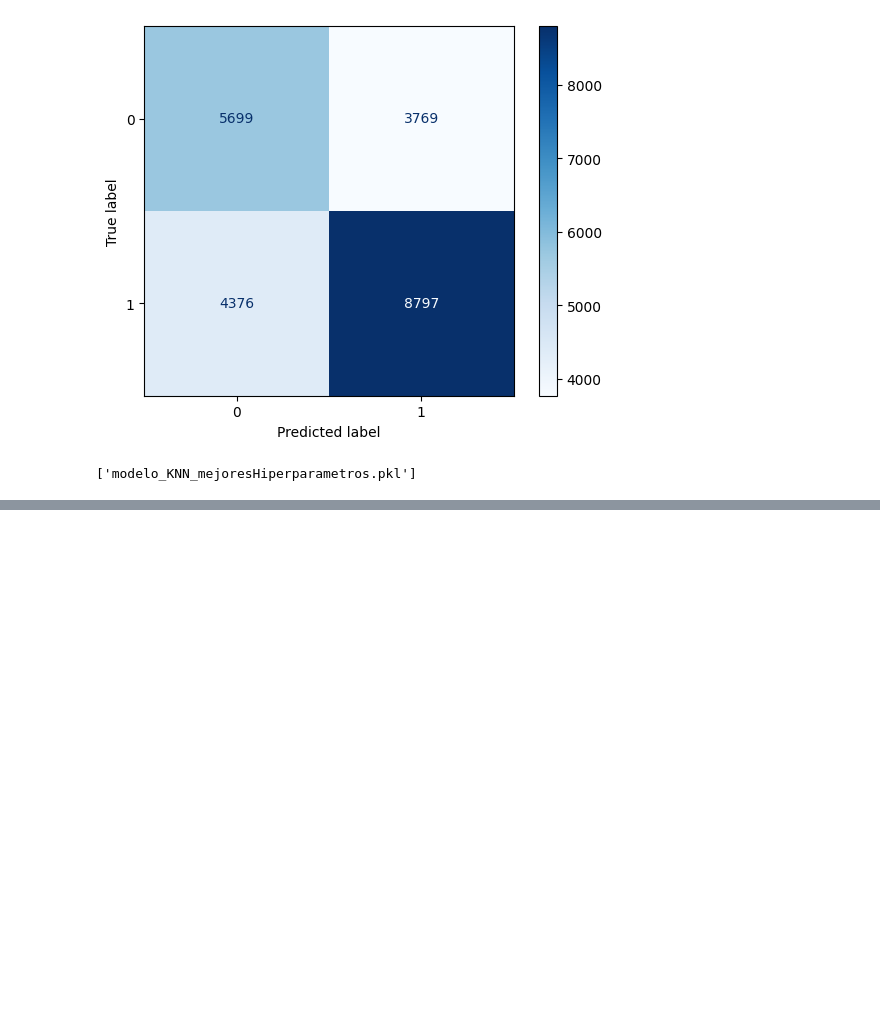
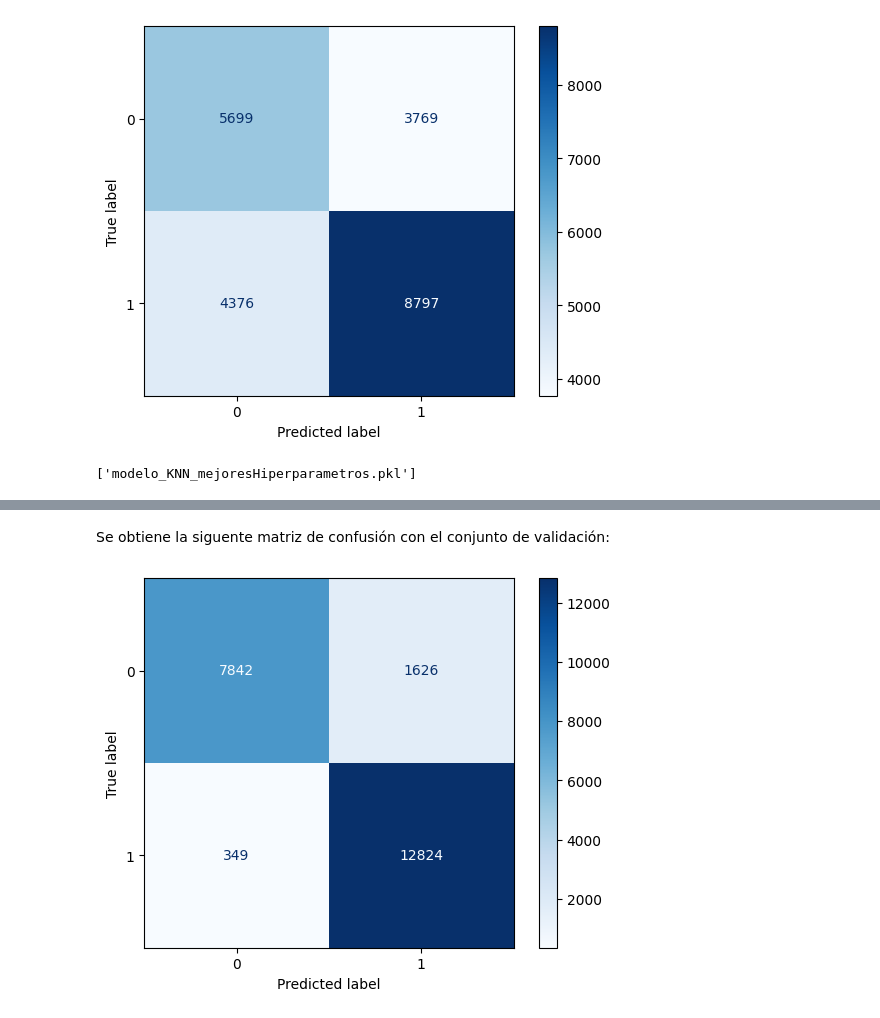
Before and after one commit to cflorido/Text-Analytics-Tool, a Jupyter notebook: NataliaCode.ipynb, the cells around one changed output, grey strips where cells are left out. Drawn from its saved outputs; the diff is of its cells as text; code cells hidden in the pictures; blank space fills up the shorter version.

```diff
--- a/NataliaCode.ipynb
+++ b/NataliaCode.ipynb
@@ -1390,0 +1487,29 @@ dump(knn_final, "modelo_KNN_mejoresHiperparametros.pkl")
+# %%
+gb_clf_final = mejor_modelo.best_estimator_
+
+y_pred_train = gb_clf_final.predict(X_smote)
+accuracy = accuracy_score(Y_smote, y_pred_train)
+precision = precision_score(Y_smote, y_pred_train)
+recall = recall_score(Y_smote, y_pred_train)
+f1 = f1_score(Y_smote, y_pred_train)
+f2 = fbeta_score(Y_smote, y_pred_train, beta=2)
+roc_auc = roc_auc_score(Y_smote, y_pred_train)
+
+print("--- MÉTRICAS DEL ENTRENAMIENTO ---")
+print(f"Accuracy: {accuracy:.4f}")
+print(f"Precision: {precision:.4f}")
+print(f"Recall: {recall:.4f}")
+print(f"F1 Score: {f1:.4f}")
+print(f"F2 Score: {f2:.4f}")
+print(f"ROC AUC Score: {roc_auc:.4f}")
+print(classification_report(Y_smote, y_pred_train))
+
+y_pred_validation = gb_clf_final.predict(X_validation)
+print("VALIDACIÓN")
+print('Accuracy: %.2f' % accuracy_score(Y_validation, y_pred_validation))
+print("Precision: {}".format(precision_score(Y_validation, y_pred_validation, average='macro')))
+print("Recall: {}".format(recall_score(Y_validation, y_pred_validation, average='macro')))
+print("Puntuación F1: {}".format(f1_score(Y_validation, y_pred_validation, average='macro')))
+print(f"F2 Score: {f2:.4f}".format(fbeta_score(Y_validation, y_pred_validation, beta=2)))
+print(f"ROC AUC Score: {roc_auc:.4f}".format(roc_auc_score(Y_validation, y_pred_validation)))
+print(classification_report(Y_validation, y_pred_validation))
@@ -1390,0 +1534,10 @@ dump(knn_final, "modelo_KNN_mejoresHiperparametros.pkl")
+# %% [markdown]
+Se obtiene la siguente matriz de confusión con el conjunto de validación:
+# %%
+cm = confusion_matrix(Y_validation, y_pred_validation)
+disp = ConfusionMatrixDisplay(confusion_matrix=cm, display_labels=gb_clf_final.classes_)
+disp.plot(cmap=plt.cm.Blues)
+
+plt.show()
+# %% [output]
+[figure, added]
```
Also changed, not shown: parts of 15 cells of this notebook.
